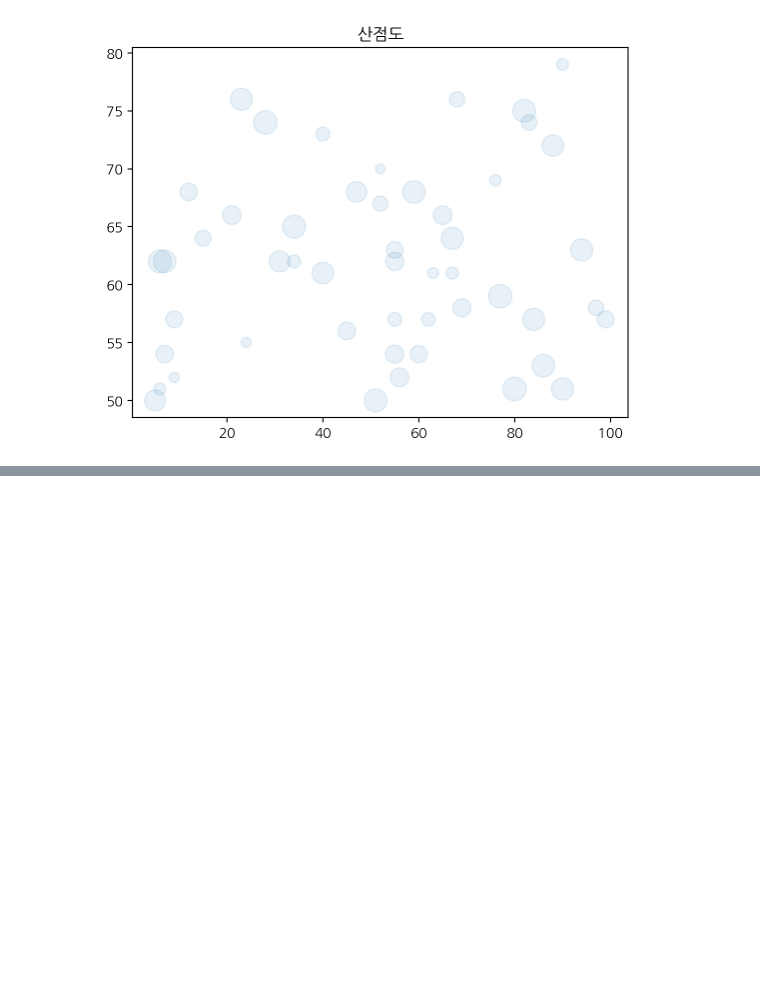
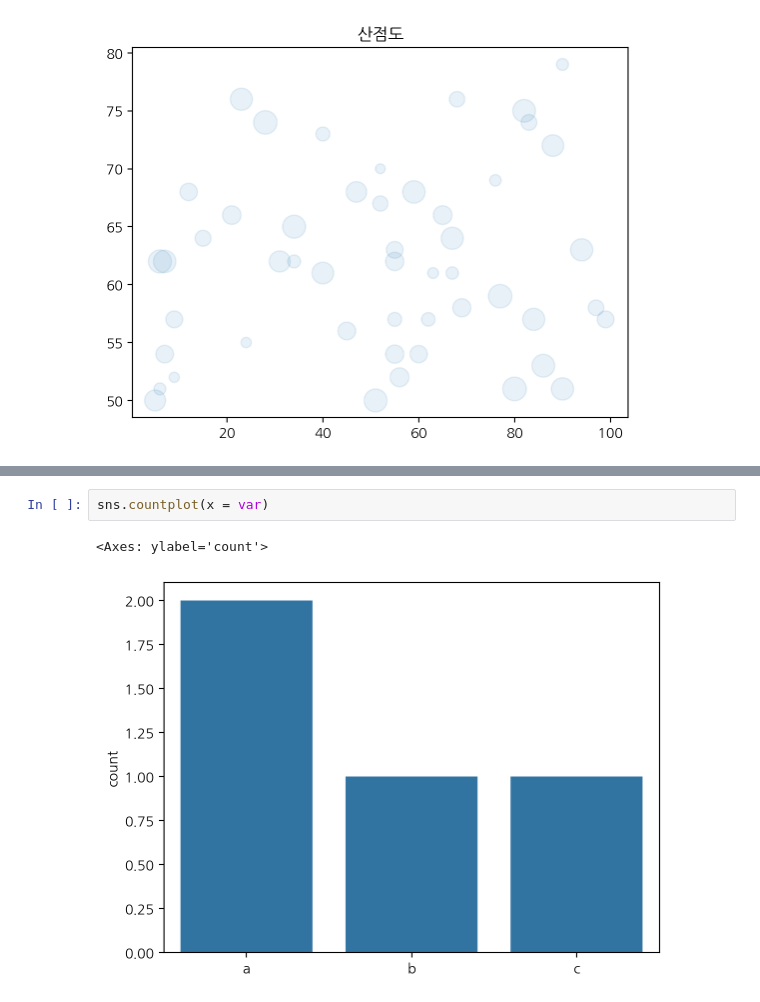
Before and after one commit to skyflown/2024-1-my-BDA, a Jupyter notebook: inclass/01w_0311_mon_bigdata_basic.ipynb, the cells around one changed output, grey strips where cells are left out. Saved outputs shown, nothing was run; the diff lists cells and outputs as text; blank space fills up the shorter version.

```diff
--- a/inclass/01w_0311_mon_bigdata_basic.ipynb
+++ b/inclass/01w_0311_mon_bigdata_basic.ipynb
@@ -82,0 +97,5 @@ Text(0.5, 1.0, '산점도')
+# %%
+sns.countplot(x = var)
+# %% [output]
+<Axes: ylabel='count'>
+[figure, added]
```
Also changed, not shown: parts of 6 cells of this notebook.
